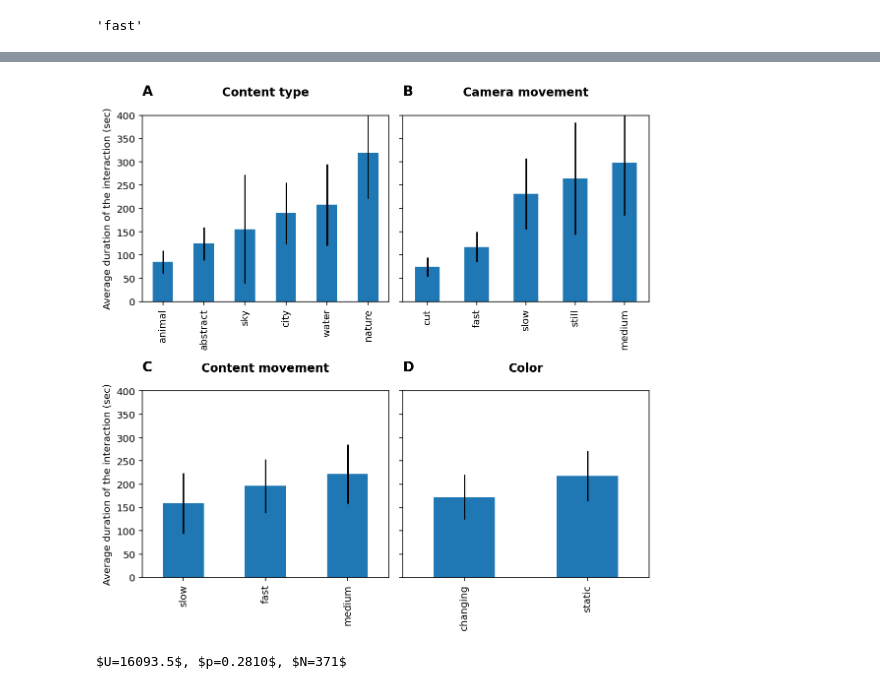
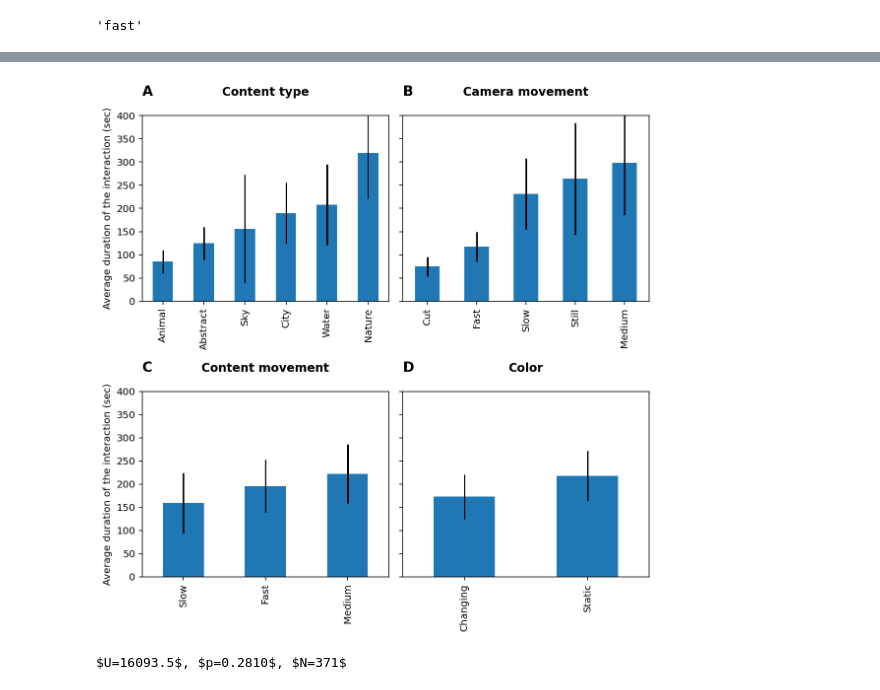
Before and after one commit to AurelienNioche/DoggyVision, a Jupyter notebook: main.ipynb, the cells around one changed output, grey strips where cells are left out. Cells and saved outputs as stored; diff of their text form; code cells hidden in the pictures.

```diff
--- a/main.ipynb
+++ b/main.ipynb
@@ -66,6 +67,23 @@ df.seconds = pd.to_numeric(df.seconds)
 df['day'] = pd.to_numeric(df['day']) - 1
 # first_date = df.datetime.sort_values().iloc[0] # .date()
 # df['day'] = df.datetime.apply(lambda x: x - first_date).dt.days
+df.replace({
+    "Over Dubai": "Dubai Sky",
+    "Abstract - Canyon": "Abstract",
+    "Black hole video": "Black Hole",
+    "Dog shelter": "Dog Shelter",
+    "Two guys on a boat": "Men on a Boat",
+    "Nature sounds": "Nature",
+    "Dolphins playing": "Dolphins Playing",
+    "Beach video": "Beach",
+    "Sea video": "Sea",
+    "Dog sled": "Dog Sled",
+    "Shower falls": "Shower Falls",
+    "Angel falls": "Angel Falls",
+    "Blue whale": "Blue Whale",
+    "London park": "London Park",
+    "Flying into the sky": "Sky"
+}, inplace=True)
 df
 # %% [output]
 |  | day | datetime | seconds | video |
@@ -83,0 +107,3 @@ df
+# %%
+df_labels = pd.read_csv("data/video_labels_06092022.csv")
+df_labels
@@ -306,3 +352,0 @@ n_video
-# %%
-df_labels = pd.read_csv("data/video_labels_05072022.csv")
-df_labels
@@ -363,6 +381,10 @@ df
 | 370 | 168 | 2022-02-19 21:16:13 | 3 | Lions | 21 | cut | slow | changing | ... |
 371 rows × 9 columns
 # %%
+df_disp = copy.deepcopy(df)
+for label in label_categories:
+    df_disp[label] = df_disp[label].apply(lambda x: x.capitalize())
+
 fig, axes = plt.subplots(ncols=2, nrows=2, figsize=(8,8))
 axes = axes.flatten()
 
@@ -371,35 +393,35 @@ label_categories.insert(0, "content_type")
 
 for i, cat in enumerate(label_categories):
     ax = axes[i]
-    qual = df.groupby(cat)["seconds"].agg([np.mean, sem])
+    qual = df_disp.groupby(cat)["seconds"].agg([np.mean, sem])
     qual = qual.sort_values("mean")
     qual.plot(kind = "bar", y = "mean", ylabel="seconds", legend = False,
               yerr = "sem", ax=ax)
 
     feature_name = cat.replace("_", " ").capitalize() + "\n"
     ax.set_title(feature_name, fontweight='bold')
     ax.set_xlabel("")
     if i % 2 == 0:
         ax.set_ylabel("Average duration of the interaction (sec)")
     else:
         ax.set_yticklabels("")
         ax.set_ylabel("")
     ax.set_ylim(0, 400)
 
 for ax, letter in zip(axes, string.ascii_uppercase):
     if i % 2 == 0:
         lat_pos = - 0.08
     else:
         lat_pos = - 0.0
 
     ax.text(lat_pos, 1.09, letter, fontsize=14, fontweight="bold", va="bottom", ha="left",
             transform=ax.transAxes)
 
 plt.tight_layout()
 
 plt.savefig("fig/features.pdf")
 # %% [output]
-[figure, old version]
+[figure, new version]
 # %%
 cat = "color"
 modalities = "changing", "static"
```
Also changed, not shown: parts of 12 cells of this notebook, 2 other files.
